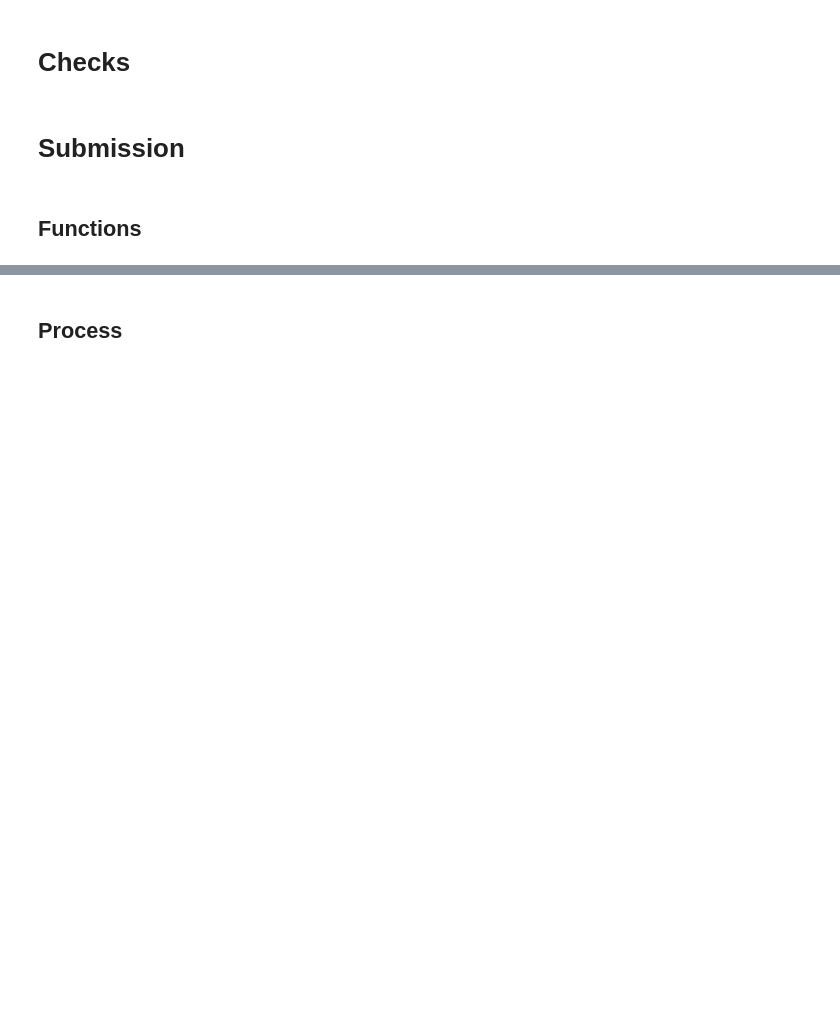
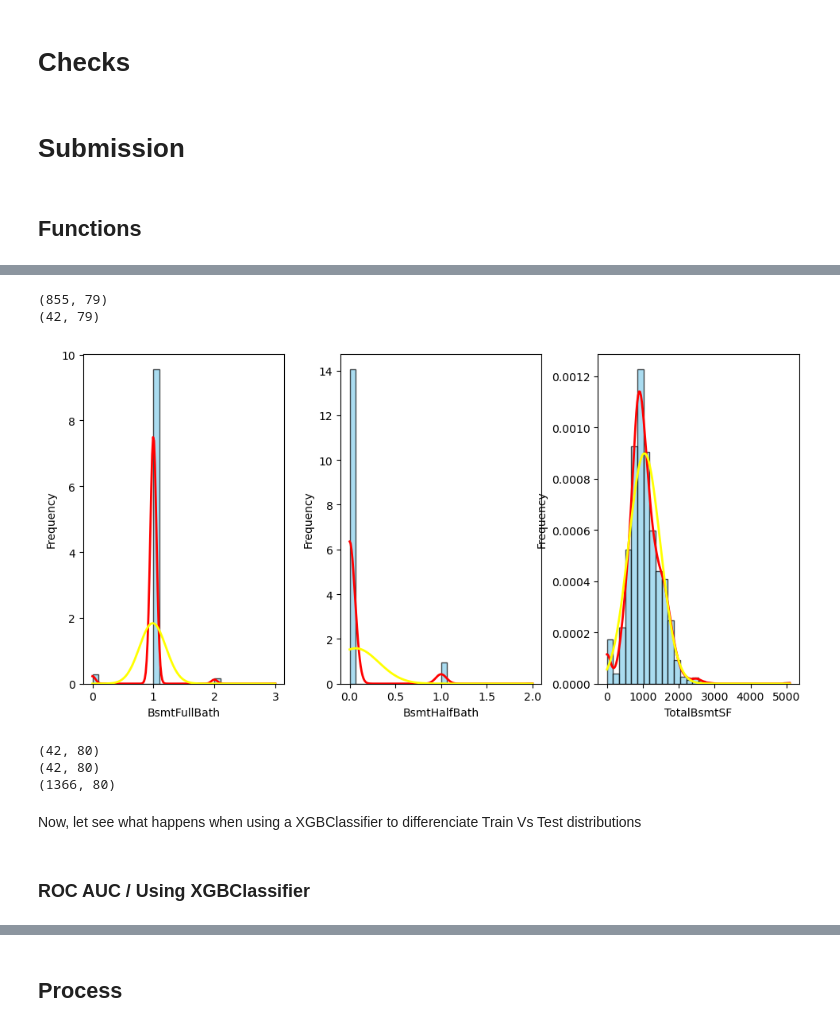
Before and after one commit to javrudsky/machine_learning, a Jupyter notebook: kaggle/housing/housing_v2.ipynb, the cells around one changed output, grey strips where cells are left out. Cells and saved outputs as stored; diff of their text form; code cells hidden in the pictures; blank space fills up the shorter version.

```diff
--- a/kaggle/housing/housing_v2.ipynb
+++ b/kaggle/housing/housing_v2.ipynb
@@ -3987,0 +4103,28 @@ def save_submission(pd, folder="submissions", file_prefix="submission"):
+# %%
+from scipy.stats import ks_2samp
+
+X_train, _, _ = train_data_for_submission()
+X_test = load_submission_data()
+X_train.drop(columns=["Id"], inplace=True, errors="ignore")
+X_test.drop(columns=["Id"], inplace=True, errors="ignore")
+
+X_train = fix_nulls(X_train, X_train)
+X_train = fix_invalid(X_train)
+
+
+#X_train["LotFrontage"] = np.clip(X_train["LotFrontage"], 0, 200)
+
+X_test = fix_nulls(X_test, X_train)
+X_test = fix_invalid(X_test)
+
+diff_cols = []
+
+for col in X_train.columns:
+    stat, p = ks_2samp(X_train[col], X_test[col])
+    if p < 0.05:
+        diff_cols.append(col)
+
+
+print(diff_cols)
+
+# By using this method, only BsmtFullBath seems to have different behavior.
@@ -3987,0 +4174,31 @@ def save_submission(pd, folder="submissions", file_prefix="submission"):
+# %%
+X_test_f = X_test.copy()
+
+X_test_f = fix_invalid(X_test_f)
+
+print(X_train[X_train["BsmtFullBath"] == 0].shape)
+print(X_test_f[X_test_f["BsmtFullBath"] == 0].shape)
+
+# X_test_fix["BsmtFullBath"] =  np.where(X_test_fix["TotalBsmtSF"] == 0, 0, X_test_fix["BsmtFullBath"])
+# X_test_fix["BsmtHalfBath"] =  np.where(X_test_fix["TotalBsmtSF"] == 0, 0, X_test_fix["BsmtHalfBath"])
+
+
+show_distribution(X_test_f, ["BsmtFullBath", "BsmtHalfBath", "TotalBsmtSF"])
+# %% [output]
+(855, 79)
+(42, 79)
+[figure, added]
+# %%
+print(X_test_fix[X_test_fix["TotalBsmtSF"] == 0].shape)
+
+
+print(X_test_fix[X_test_fix["BsmtFullBath"] == 0].shape)
+print(X_test_fix[X_test_fix["BsmtHalfBath"] == 0].shape)
+# %% [output]
+(42, 80)
+(42, 80)
+(1366, 80)
+# %% [markdown]
+Now, let see what happens when using a XGBClassifier to differenciate Train Vs Test distributions
+# %% [markdown]
+### ROC AUC / Using XGBClassifier
```
Also changed, not shown: parts of 33 cells of this notebook.
